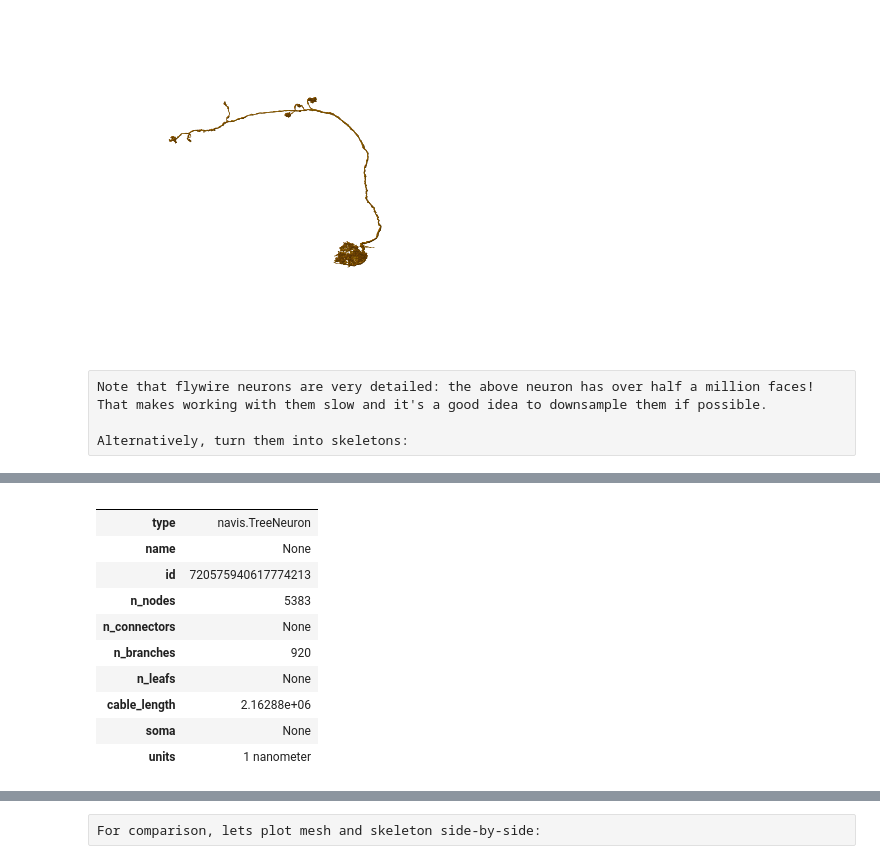
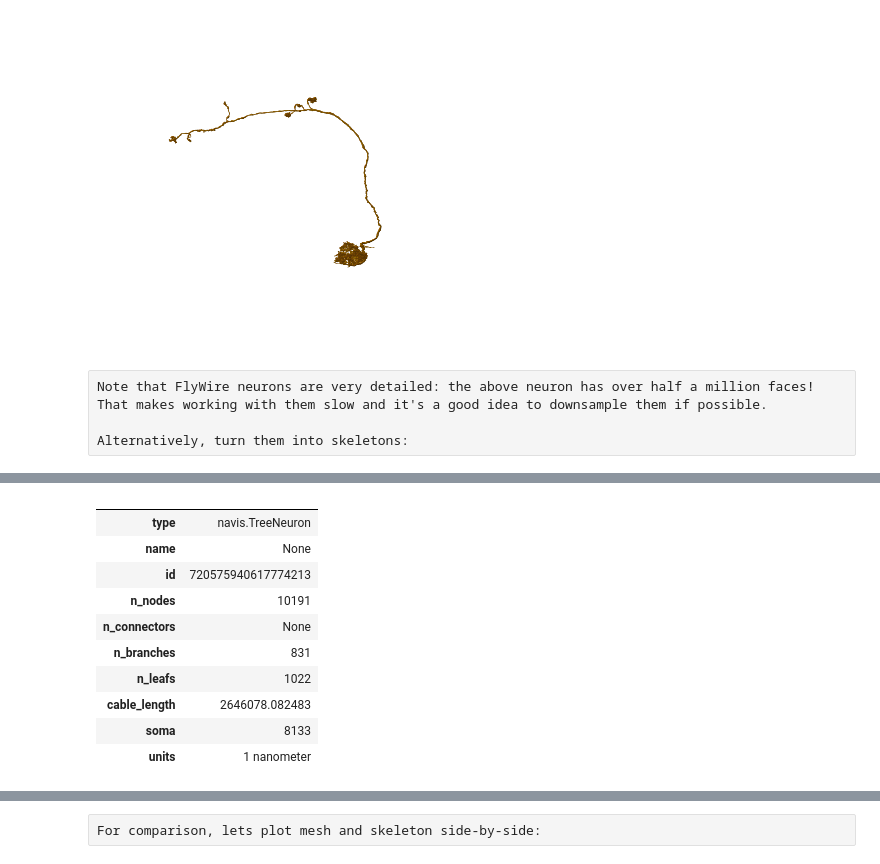
Before and after one commit to navis-org/fafbseg-py, a Jupyter notebook: docs/source/tutorials/flywire_neurons.ipynb, the cells around one changed output, grey strips where cells are left out. Saved outputs shown, nothing was run; the diff lists cells and outputs as text; code cells hidden in the pictures.

```diff
--- a/docs/source/tutorials/flywire_neurons.ipynb
+++ b/docs/source/tutorials/flywire_neurons.ipynb
@@ -25,12 +26,13 @@ ax.azim = ax.elev = -90
 # %% [output]
 [figure]
 # %% [raw]
-Note that flywire neurons are very detailed: the above neuron has over half a million faces! That makes working with them slow and it's a good idea to downsample them if possible.
+Note that FlyWire neurons are very detailed: the above neuron has over half a million faces! That makes working with them slow and it's a good idea to downsample them if possible.
 
 Alternatively, turn them into skeletons:
 # %%
+%%time
+
 # This fetches the neuron as mesh and then skeletonizes it
-# Note that we set drop_soma_hairball=False because this neuron does not have a soma
-sk, _, _ = fafbseg.flywire.skeletonize_neuron(720575940617774213, drop_soma_hairball=False)
+sk = flywire.skeletonize_neuron(720575940617774213, progress=False)
 sk
 # %% [output]
@@ -37,12 +41,12 @@ sk
 |  |  |
 | type | navis.TreeNeuron |
 | name | None |
 | id | 720575940617774213 |
-| n_nodes | 5383 |
+| n_nodes | 10191 |
 | n_connectors | None |
-| n_branches | 920 |
-| n_leafs | None |
-| cable_length | 2.16288e+06 |
-| soma | None |
+| n_branches | 831 |
+| n_leafs | 1022 |
+| cable_length | 2646078.082483 |
+| soma | 8133 |
 | units | 1 nanometer |
 # %% [raw]
```
Also changed, not shown: parts of 11 cells of this notebook, 7 other files.
